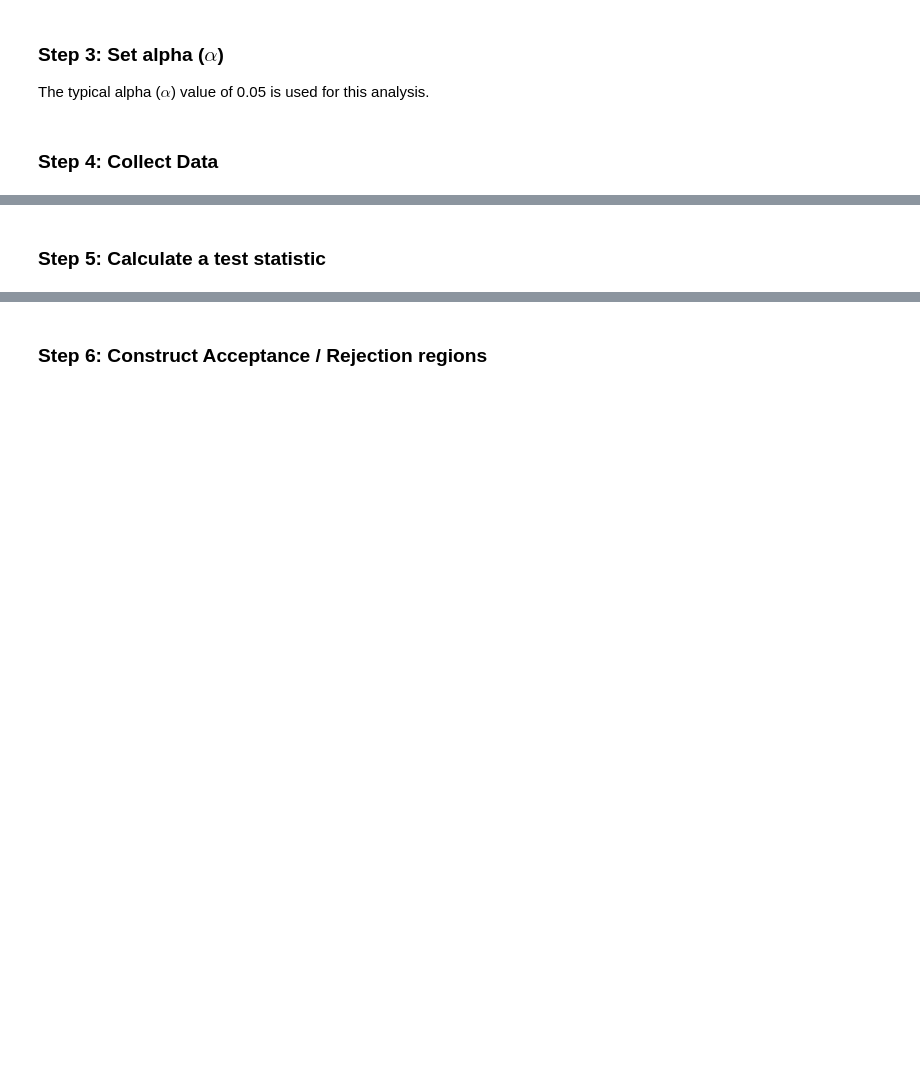
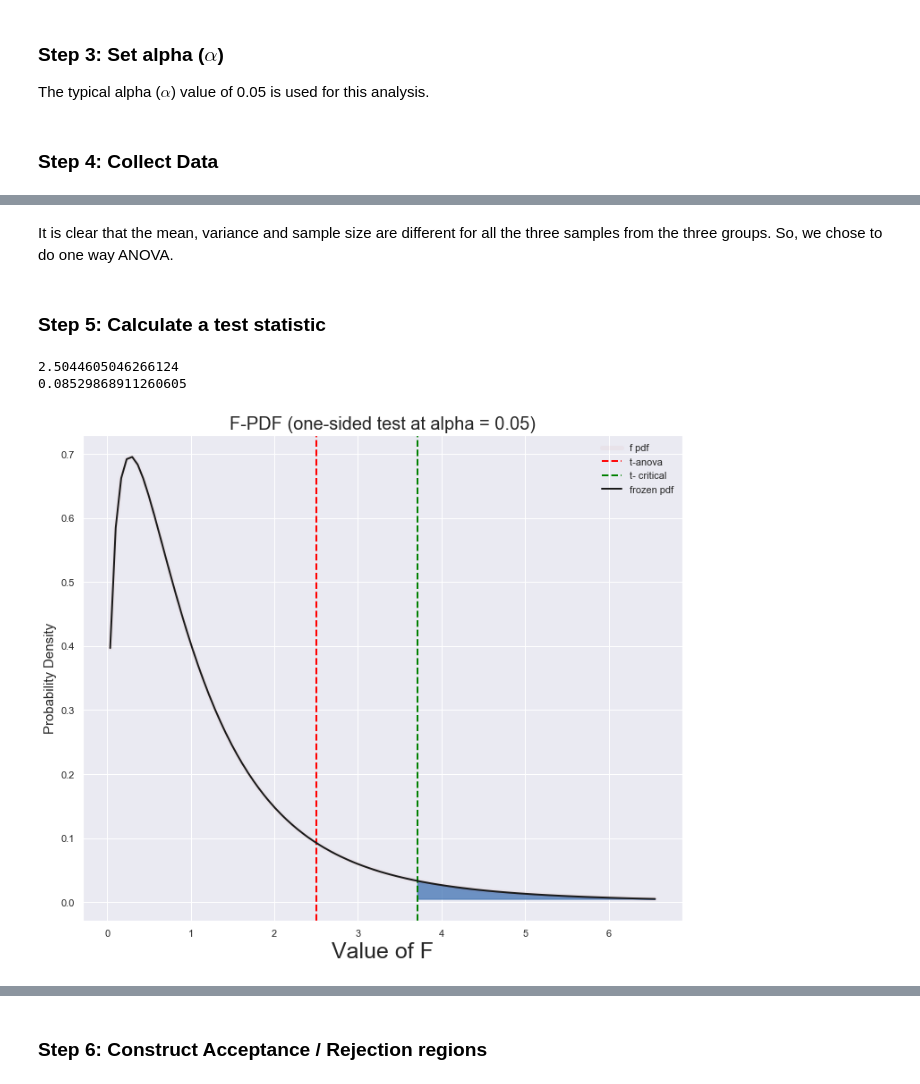
Before and after one commit to josephimathias/Beer-Hypothesis-Testing, a Jupyter notebook: brewery_notebook.ipynb, the cells around one changed output, grey strips where cells are left out. Drawn from its saved outputs; the diff is of its cells as text; code cells hidden in the pictures; blank space fills up the shorter version.

```diff
--- a/brewery_notebook.ipynb
+++ b/brewery_notebook.ipynb
@@ -462,2 +492,4 @@ DMV_ibu = brewery[brewery.state.isin(['DC', 'MD', 'VA'])][['ibu', 'state']]
+# %% [markdown]
+It is clear that the mean, variance and sample size are different for all the three samples from the three groups. So, we chose to do one way ANOVA.
 # %% [markdown]
 ### Step 5: Calculate a test statistic
@@ -463,0 +511,54 @@ DMV_ibu = brewery[brewery.state.isin(['DC', 'MD', 'VA'])][['ibu', 'state']]
+# %%
+## Or we can apply directly scipy.stats's f_oneway method
+n1, n2, n3 = 51, 46, 49
+k = 3
+import scipy.stats
+
+# scipy.stats.f_oneway(WA_ibu, MN_ibu, DMV_ibu)
+t_anova, p_value = scipy.stats.f_oneway(WA_ibu, MN_ibu, DMV_ibu)
+print(t_anova)
+print(p_value)
+# %% [output]
+2.5044605046266124
+0.08529868911260605
+# %%
+import numpy
+import scipy.stats as stats
+dfn = k - 1
+dfd = n1 + n2 + n3
+
+def f_distribution(dfn, dfd, t_anova, p_anova, alpha=0.05,):
+    fig, ax = plt.subplots(1, 1)
+
+    x = np.linspace(stats.f.ppf(0.01, dfn, dfd), stats.f.ppf(0.99, dfn, dfd), 100)
+    t_crit = stats.f.ppf((1-alpha), dfn, dfd)
+    y = stats.f.pdf(x, dfn, dfd)
+
+    ax.plot(x, y, 'r-', lw=5, alpha=alpha, label='f pdf')
+    ax.axvline(t_anova, color='red', linestyle='--', lw=2, label='t-anova ')
+    ax.axvline(t_crit, color='green', linestyle='--', lw=2, label='t- critical')
+    ax.fill_betweenx(y, x, t_crit, where=x > t_crit, color='#376cb0', alpha=0.7)
+    rv = stats.f(dfn, dfd)
+    ax.plot(x, rv.pdf(x), 'k-', lw=2, label='frozen pdf')
+    plt.title('F-PDF (one-sided test at alpha = {})'. format(alpha), size=20)
+    plt.xlabel('Value of F', size=25)
+    plt.ylabel('Probability Density', size =15)
+
+    t_anova, p_value = scipy.stats.f_oneway(WA_ibu, MN_ibu, DMV_ibu)
+
+    # hypothesis testing
+    if (t_anova > t_crit and p_anova < alpha):
+
+        print("""Null hypohesis rejected. Results are statistically significant
+         with t-statistic = """, round(t_anova, 4), ", critical t-value = ",
+              round(t_crit, 4), "and p-value = ", round(p_anova, 4))
+    else:
+        print('Null hypothesis is True with t-statistic = ',
+              round(t_anova, 4), ", critical t-value = ",
+              round(t_crit, 4), 'and p-value = ', round(p_anova, 4))
+
+    ax.legend(loc='best', frameon=False)
+# %%
+f_distribution(3, 10)
+# %% [output]
+[figure, added]
```
Also changed, not shown: parts of 4 cells of this notebook, 2 other files.
